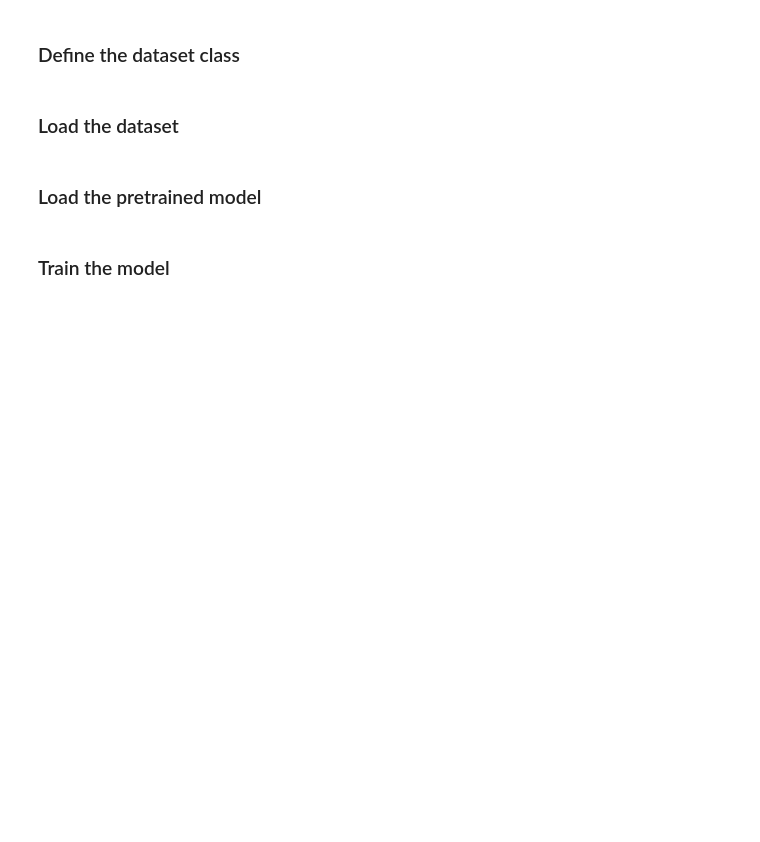
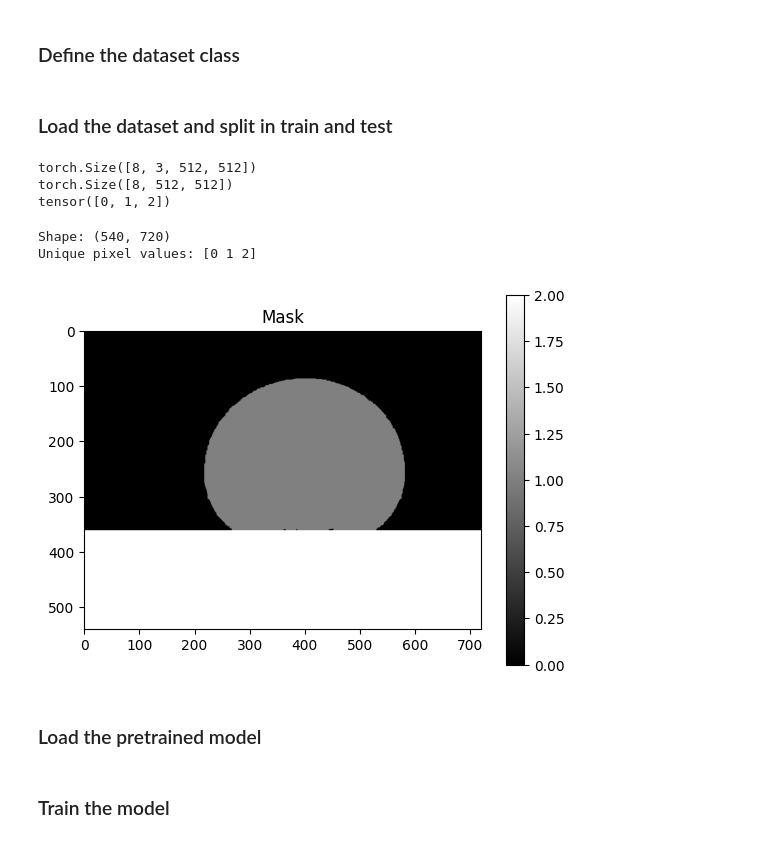
Before and after one commit to alesarritz/droplet-ml, a Jupyter notebook: 3. Segmentation and Detection Models/DeepLabV3+/deeplabv3.ipynb, the cells around one changed output. Saved outputs shown, nothing was run; the diff lists cells and outputs as text; code cells hidden in the pictures; blank space fills up the shorter version.

```diff
--- a/3. Segmentation and Detection Models/DeepLabV3+/deeplabv3.ipynb
+++ b/3. Segmentation and Detection Models/DeepLabV3+/deeplabv3.ipynb
@@ -69,4 +69,4 @@ class DropletDataset(Dataset):
 
         return image, mask.long()
 # %% [markdown]
-### Load the dataset
+### Load the dataset and split in train and test
@@ -75,2 +85,31 @@ train_loader = DataLoader(DropletDataset("../../dataset_120_real", "../segmentat
+# %%
+images, masks = next(iter(train_loader))
+print(images.shape)  # should be [B, 3, 512, 512]
+print(masks.shape)   # should be [B, 512, 512]
+print(masks.unique())  # should show class values like tensor([0, 1, 2, 3]) if 4 classes
+# %% [output]
+torch.Size([8, 3, 512, 512])
+torch.Size([8, 512, 512])
+tensor([0, 1, 2])
+# %%
+import cv2
+import numpy as np
+import matplotlib.pyplot as plt
+
+# Load a mask
+mask_path = "../segmentation_masks/frame_000_mask.png"  # update with a real mask path
+mask = cv2.imread(mask_path, cv2.IMREAD_GRAYSCALE)
+
+# Print basic info
+print("Shape:", mask.shape)
+print("Unique pixel values:", np.unique(mask))
+plt.imshow(mask, cmap="gray")
+plt.title("Mask")
+plt.colorbar()
+plt.show()
+# %% [output]
+Shape: (540, 720)
+Unique pixel values: [0 1 2]
+[figure, added]
 # %% [markdown]
 ### Load the pretrained model
```
Also changed, not shown: parts of 13 cells of this notebook.
